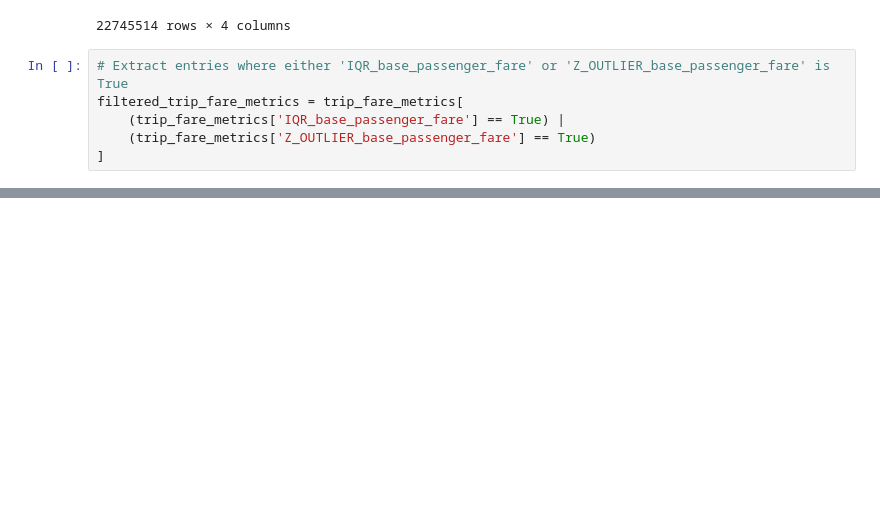
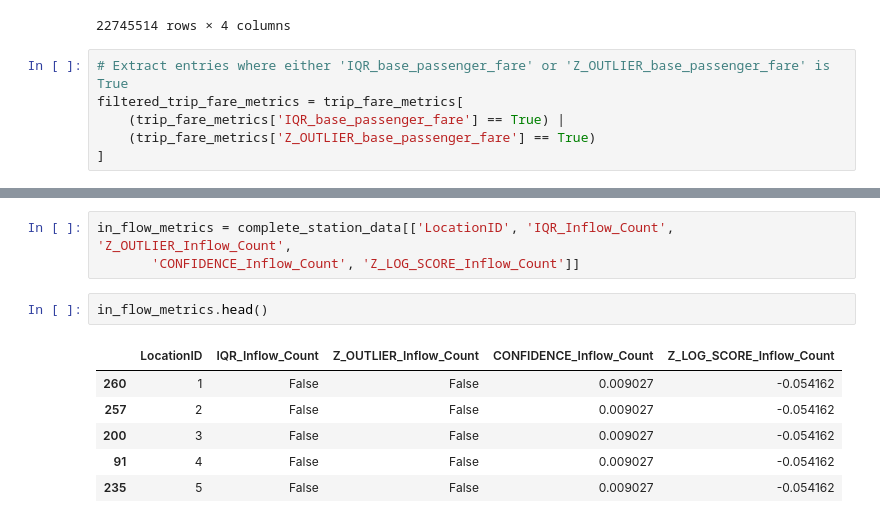
Before and after one commit to richardalamo/pocketride, a Jupyter notebook: data/Outlier_Detection/outliers_nyc_with_fare.ipynb, the cells around one changed output, grey strips where cells are left out. Cells and saved outputs as stored; diff of their text form; blank space fills up the shorter version.

```diff
--- a/data/Outlier_Detection/outliers_nyc_with_fare.ipynb
+++ b/data/Outlier_Detection/outliers_nyc_with_fare.ipynb
@@ -569,0 +683,12 @@ filtered_trip_fare_metrics.head()
+# %%
+in_flow_metrics = complete_station_data[['LocationID', 'IQR_Inflow_Count', 'Z_OUTLIER_Inflow_Count',
+       'CONFIDENCE_Inflow_Count', 'Z_LOG_SCORE_Inflow_Count']]
+# %%
+in_flow_metrics.head()
+# %% [output]
+|  | LocationID | IQR_Inflow_Count | Z_OUTLIER_Inflow_Count | CONFIDENCE_Inflow_Count | Z_LOG_SCORE_Inflow_Count |
+| 260 | 1 | False | False | 0.009027 | -0.054162 |
+| 257 | 2 | False | False | 0.009027 | -0.054162 |
+| 200 | 3 | False | False | 0.009027 | -0.054162 |
+| 91 | 4 | False | False | 0.009027 | -0.054162 |
+| 235 | 5 | False | False | 0.009027 | -0.054162 |
```
Also changed, not shown: parts of 11 cells of this notebook.
